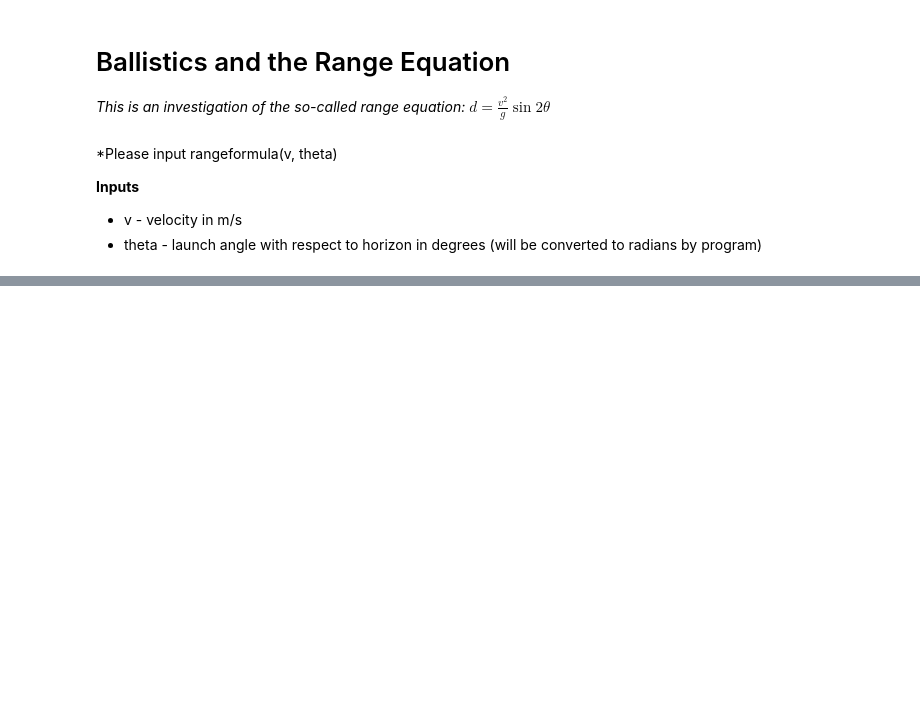
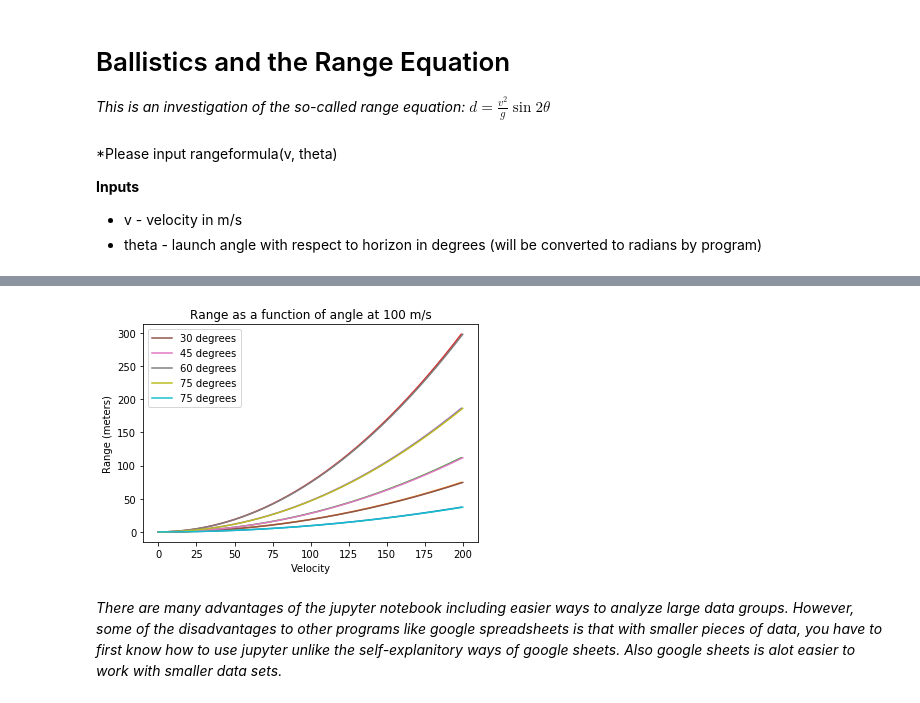
Before and after one commit to Clay190/Data-Science, a Jupyter notebook: ballistics.ipynb, the cells around one changed output, grey strips where cells are left out. Drawn from its saved outputs; the diff is of its cells as text; code cells hidden in the pictures; blank space fills up the shorter version.

```diff
--- a/ballistics.ipynb
+++ b/ballistics.ipynb
@@ -91,0 +151,32 @@ plt.show()
+# %%
+velocity15 = [rangeformula(x,pi/12) for x in linspace(0,200,200)]
+# %%
+velocity30 = [rangeformula(x,pi/6) for x in linspace(0,200,200)]
+# %%
+velocity60 = [rangeformula(x,2*pi/3) for x in linspace(0,200,200)]
+# %%
+velocity75 = [rangeformula(x,5*pi/12) for x in linspace(0,200,200)]
+# %%
+plt.plot(velocity15)
+plt.plot(velocity30)
+plt.plot(velocityfromdegrees)
+plt.plot(velocity60)
+plt.plot(velocity75)
+plt.plot(initialvelocity, velocity30, label = "30 degrees")
+plt.legend()
+plt.plot(initialvelocity, velocityfromdegrees, label = "45 degrees")
+plt.legend()
+plt.plot(initialvelocity, velocity60, label = "60 degrees")
+plt.legend()
+plt.plot(initialvelocity, velocity75, label = "75 degrees")
+plt.legend()
+plt.plot(initialvelocity, velocity15, label = "75 degrees")
+plt.legend()
+plt.title('Range as a function of angle at 100 m/s')
+plt.xlabel('Velocity')
+plt.ylabel('Range (meters)')
+plt.show()
+# %% [output]
+[figure, added]
+# %% [markdown]
+*There are many advantages of the jupyter notebook including easier ways to analyze large data groups. However, some of the disadvantages to other programs like google spreadsheets is that with smaller pieces of data, you have to first know how to use jupyter unlike the self-explanitory ways of google sheets. Also google sheets is alot easier to work with smaller data sets.*
```
Also changed, not shown: parts of 11 cells of this notebook, 3 other files.
